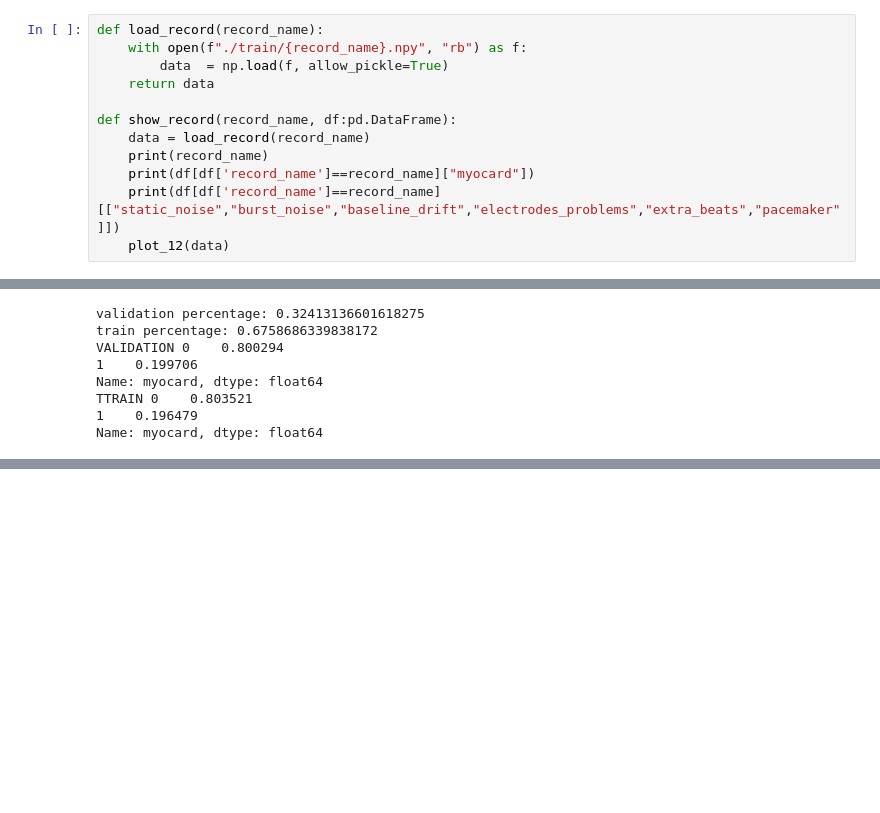
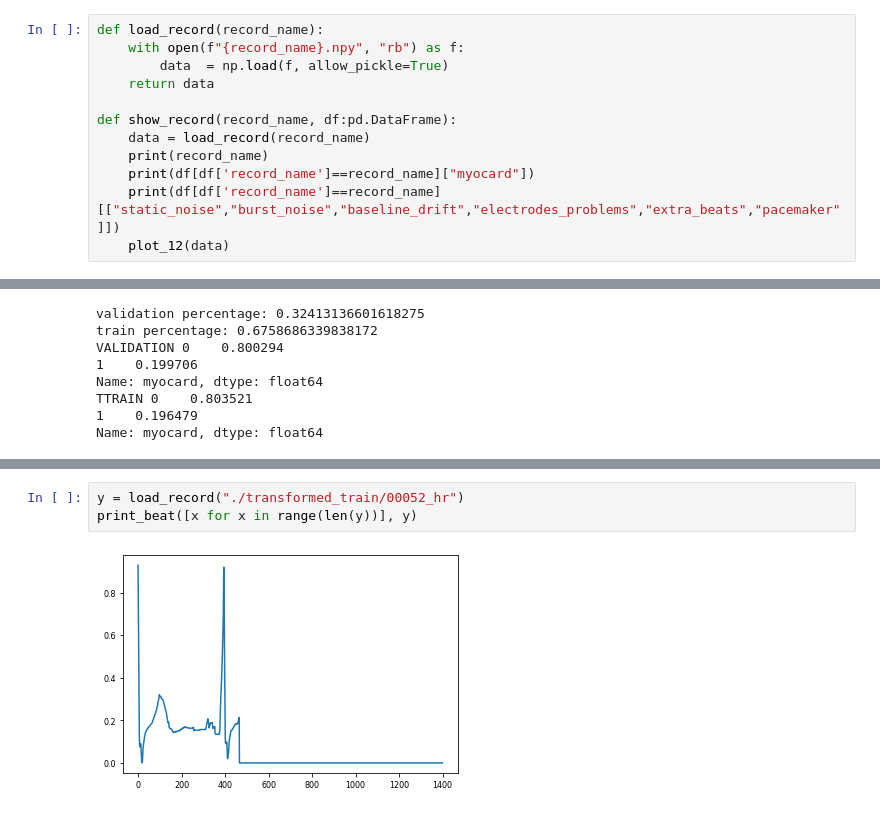
Before and after one commit to boldirev-as/AIIJC-medtech23, a Jupyter notebook: EDA.ipynb, the cells around one changed output, grey strips where cells are left out. Cells and saved outputs as stored; diff of their text form; blank space fills up the shorter version.

```diff
--- a/EDA.ipynb
+++ b/EDA.ipynb
@@ -157,7 +157,7 @@ def print_beat(x, y):
     ax.plot(x, y)  # Plot some data on the axes.
 # %%
 def load_record(record_name):
-    with open(f"./train/{record_name}.npy", "rb") as f:
+    with open(f"{record_name}.npy", "rb") as f:
         data  = np.load(f, allow_pickle=True)
     return data
 
@@ -356,0 +378,5 @@ Name: myocard, dtype: float64
+# %%
+y = load_record("./transformed_train/00052_hr")
+print_beat([x for x in range(len(y))], y)
+# %% [output]
+[figure, added]
```
Also changed, not shown: parts of 3 cells of this notebook, 3 other files.
